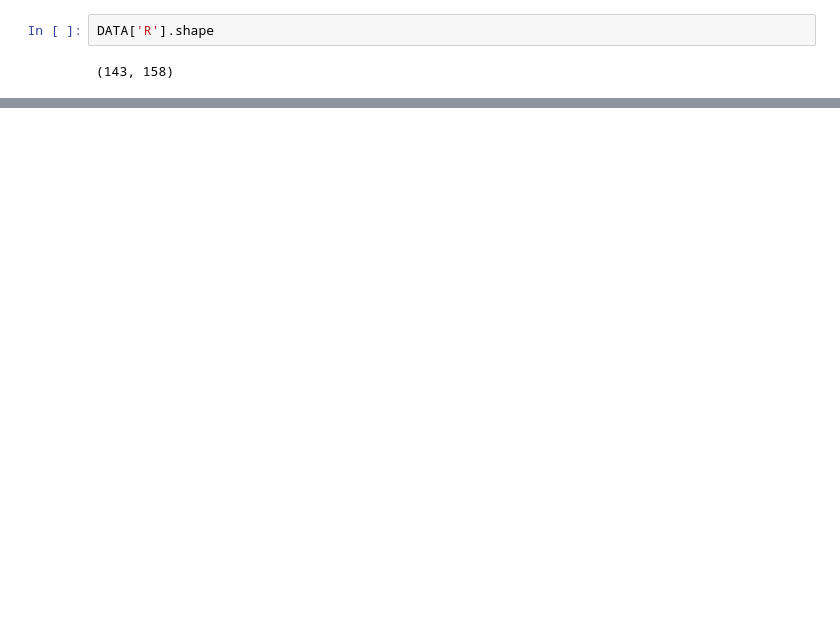
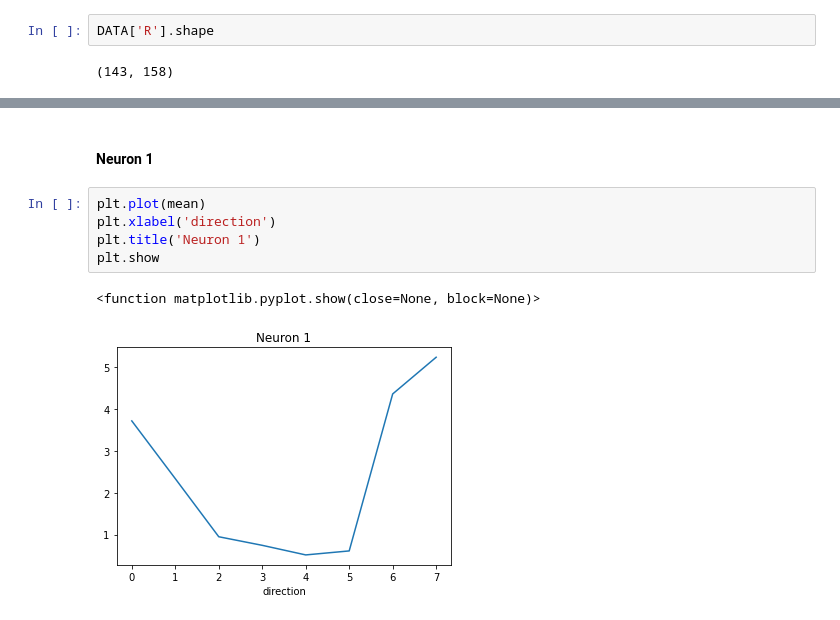
Before and after one commit to CONECT-INT/2022_CENTURI-SummerSchool, a Jupyter notebook: dev/dataset1_jp.ipynb, the cells around one changed output, grey strips where cells are left out. Drawn from its saved outputs; the diff is of its cells as text; blank space fills up the shorter version.

```diff
--- a/dev/dataset1_jp.ipynb
+++ b/dev/dataset1_jp.ipynb
@@ -95,0 +92,10 @@ DATA['R'].shape[0]
+# %% [markdown]
+#### Neuron 1
+# %%
+plt.plot(mean)
+plt.xlabel('direction')
+plt.title('Neuron 1')
+plt.show
+# %% [output]
+<function matplotlib.pyplot.show(close=None, block=None)>
+[figure, added]
```
Also changed, not shown: parts of 55 cells of this notebook.
